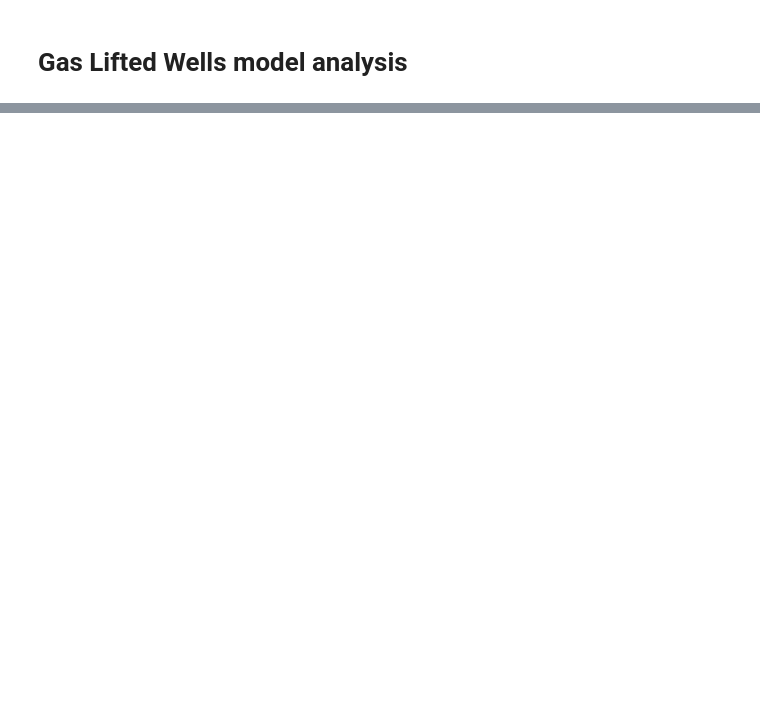
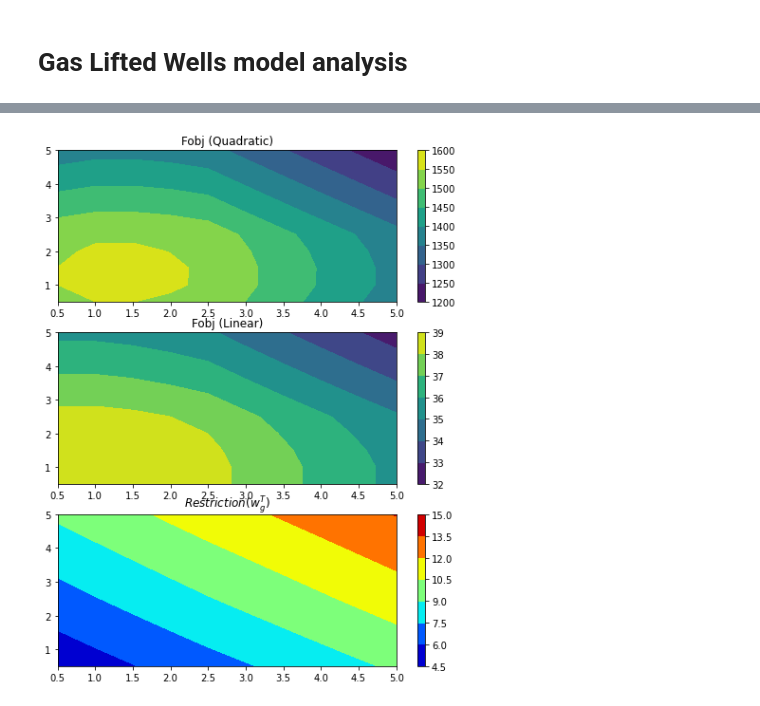
Before and after one commit to vicrsp/rto, a Jupyter notebook: src/GasLiftedWells-Analysis.ipynb, the cells around one changed output, grey strips where cells are left out. Cells and saved outputs as stored; diff of their text form; code cells hidden in the pictures; blank space fills up the shorter version.

```diff
--- a/src/GasLiftedWells-Analysis.ipynb
+++ b/src/GasLiftedWells-Analysis.ipynb
@@ -107,6 +104,14 @@ def PI_decision_surface(x, PI=[1.5,7.0], noise=0.01, grid_size=50):
     ax[0].set_title('Fobj (Quadratic)')
     ax[1].set_title('Fobj (Linear)')
     ax[2].set_title('$Restriction (w_g^T)$')
+# %%
+config = { 'well1': { 'GOR': 0.1, 'PI': 2.2, 'rho_o': 900, 'p_res': 150 },
+          'well2': { 'GOR': 0.1, 'PI': 2.2, 'rho_o': 900, 'p_res': 150 }}
+gs = GasLiftwedWellSystem(config)
+input_decision_surface_2D(gs,noise=None,grid_size=10)
+#PI_decision_surface([1,1],noise=0.0)
+# %% [output]
+[figure, added]
 # %%
 config = { 'well1': { 'GOR': 0.1, 'PI': 3.5, 'rho_o': 900, 'p_res': 150 }}
 gs = GasLiftwedWellSystem(config)
```
Also changed, not shown: parts of 3 cells of this notebook, 1 other file.
